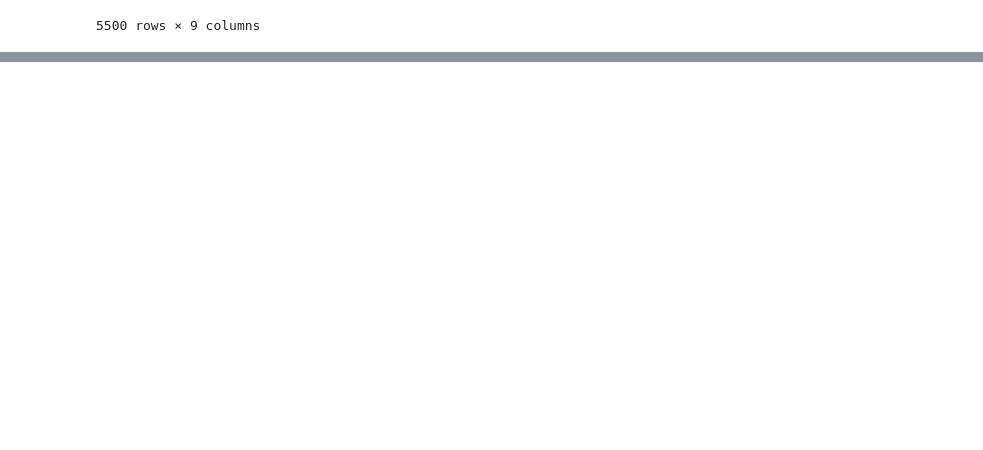
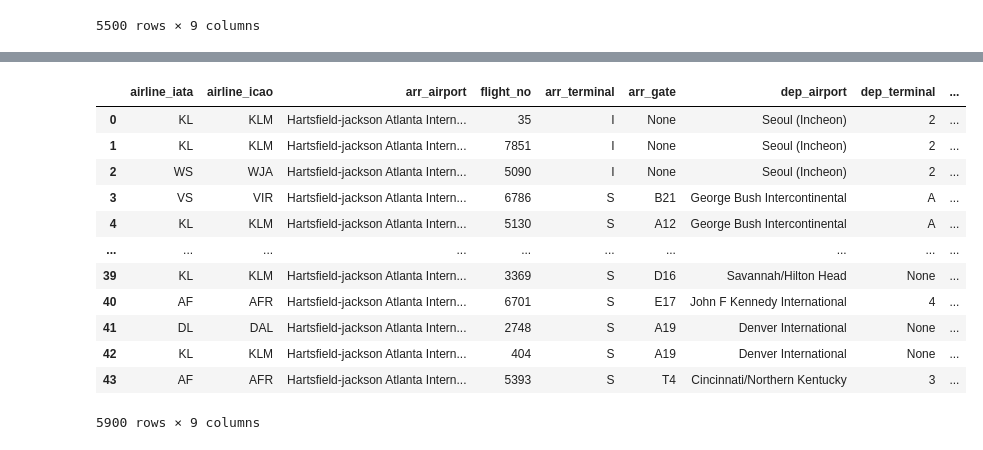
Before and after one commit to jared3194/project-2, a Jupyter notebook: Project2ATL.ipynb, the cells around one changed output, grey strips where cells are left out. Saved outputs shown, nothing was run; the diff lists cells and outputs as text; code cells hidden in the pictures; blank space fills up the shorter version.

```diff
--- a/Project2.ipynb
+++ b/Project2ATL.ipynb
@@ -4002,5 +4078,5 @@ data = {
     "dep_terminal": dep_terminal,
     "dep_gate": dep_gate
 }
-flights_data6_df = pd.DataFrame(dict([ (k,pd.Series(v)) for k,v in data.items() ]))
-flights_data6_df.head()
+flights_data59_df = pd.DataFrame(dict([ (k,pd.Series(v)) for k,v in data.items() ]))
+flights_data59_df.head()
@@ -4007 +4090,18 @@ flights_data6_df.head()
+# %%
+joined_df_merge = pd.concat([joined_df_merge, flights_data59_df])
+joined_df_merge.head(5900)
+# %% [output]
+|  | airline_iata | airline_icao | arr_airport | flight_no | arr_terminal | arr_gate | dep_airport | dep_terminal | ... |
+| 0 | KL | KLM | Hartsfield-jackson Atlanta Intern... | 35 | I | None | Seoul (Incheon) | 2 | ... |
+| 1 | KL | KLM | Hartsfield-jackson Atlanta Intern... | 7851 | I | None | Seoul (Incheon) | 2 | ... |
+| 2 | WS | WJA | Hartsfield-jackson Atlanta Intern... | 5090 | I | None | Seoul (Incheon) | 2 | ... |
+| 3 | VS | VIR | Hartsfield-jackson Atlanta Intern... | 6786 | S | B21 | George Bush Intercontinental | A | ... |
+| 4 | KL | KLM | Hartsfield-jackson Atlanta Intern... | 5130 | S | A12 | George Bush Intercontinental | A | ... |
+| ... | ... | ... | ... | ... | ... | ... | ... | ... | ... |
+| 39 | KL | KLM | Hartsfield-jackson Atlanta Intern... | 3369 | S | D16 | Savannah/Hilton Head | None | ... |
+| 40 | AF | AFR | Hartsfield-jackson Atlanta Intern... | 6701 | S | E17 | John F Kennedy International | 4 | ... |
+| 41 | DL | DAL | Hartsfield-jackson Atlanta Intern... | 2748 | S | A19 | Denver International | None | ... |
+| 42 | KL | KLM | Hartsfield-jackson Atlanta Intern... | 404 | S | A19 | Denver International | None | ... |
+| 43 | AF | AFR | Hartsfield-jackson Atlanta Intern... | 5393 | S | T4 | Cincinnati/Northern Kentucky | 3 | ... |
+5900 rows × 9 columns
 # %%
```
Also changed, not shown: parts of 89 cells of this notebook.
